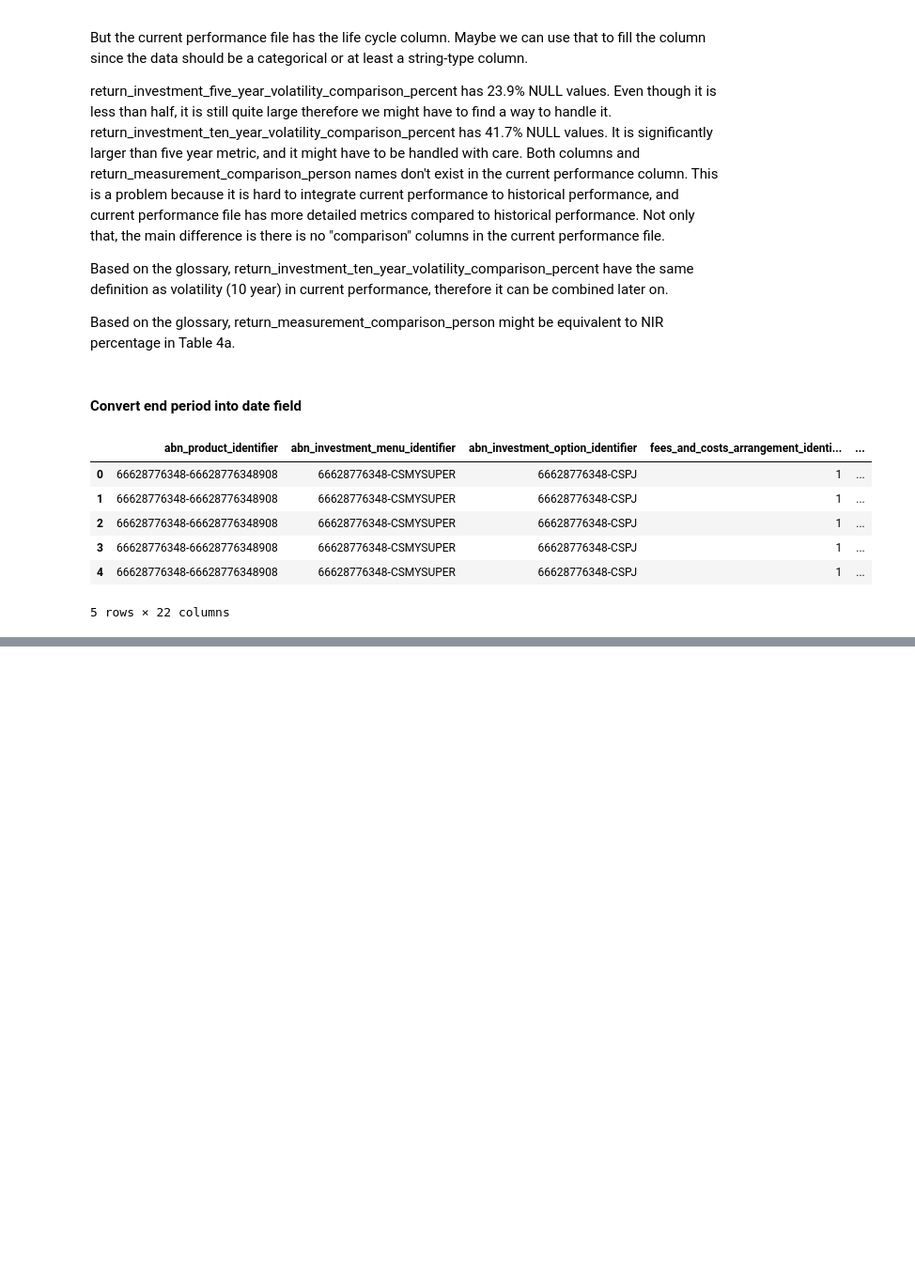
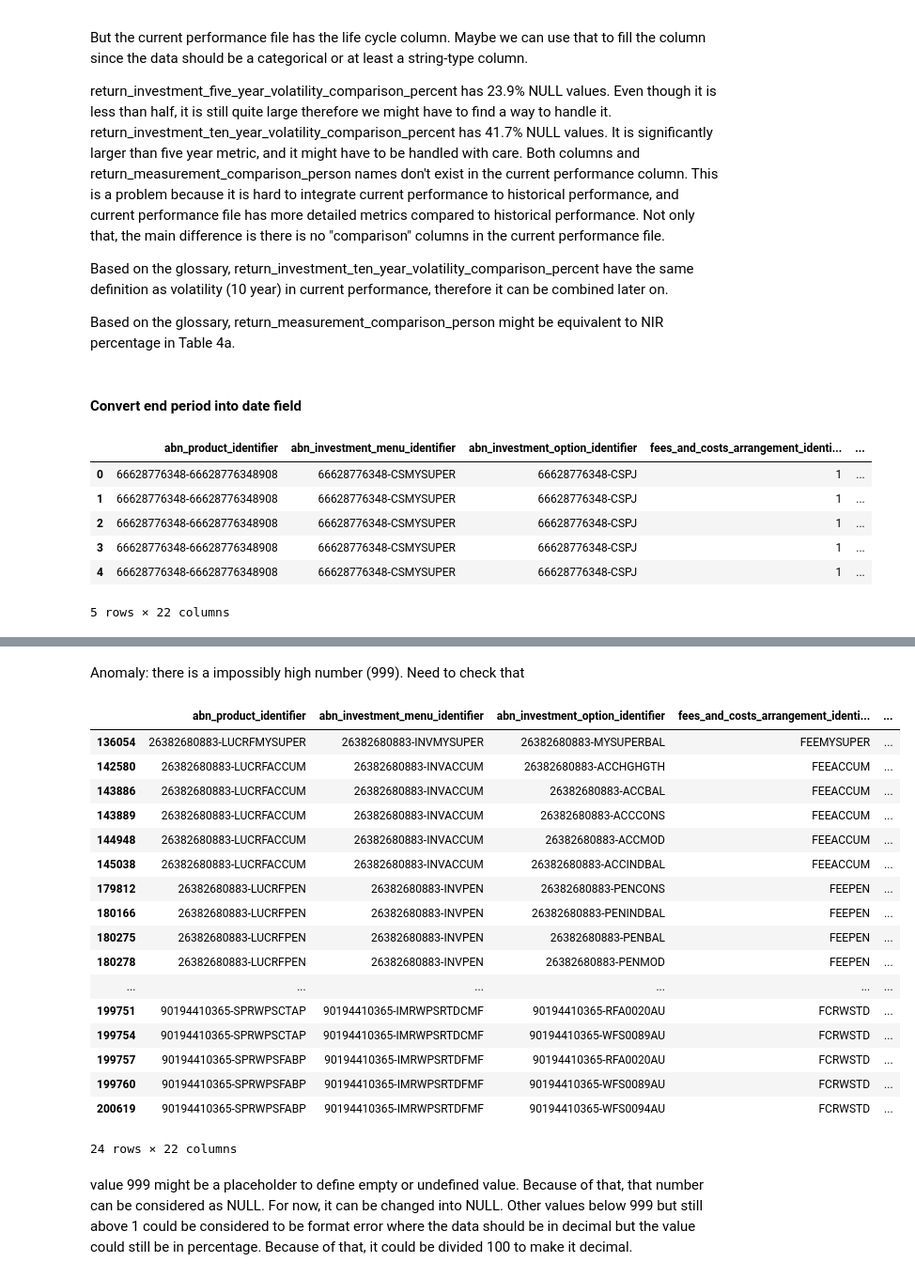
Before and after one commit to terra9/superannuation-performance-early-warning, a Jupyter notebook: notebooks/apra_data_audit.ipynb, the cells around one changed output, grey strips where cells are left out. Shown at 94% size. Saved outputs shown, nothing was run; the diff lists cells and outputs as text; code cells hidden in the pictures; blank space fills up the shorter version.

```diff
--- a/notebooks/apra_data_audit.ipynb
+++ b/notebooks/apra_data_audit.ipynb
@@ -1393,0 +1463,26 @@ historical_performance.head()
+# %% [markdown]
+Anomaly: there is a impossibly high number (999). Need to check that
+# %%
+historical_performance[historical_performance["return_measurement_comparison_percent"] > 1]
+# %% [output]
+|  | abn_product_identifier | abn_investment_menu_identifier | abn_investment_option_identifier | fees_and_costs_arrangement_identi... | ... |
+| 136054 | 26382680883-LUCRFMYSUPER | 26382680883-INVMYSUPER | 26382680883-MYSUPERBAL | FEEMYSUPER | ... |
+| 142580 | 26382680883-LUCRFACCUM | 26382680883-INVACCUM | 26382680883-ACCHGHGTH | FEEACCUM | ... |
+| 143886 | 26382680883-LUCRFACCUM | 26382680883-INVACCUM | 26382680883-ACCBAL | FEEACCUM | ... |
+| 143889 | 26382680883-LUCRFACCUM | 26382680883-INVACCUM | 26382680883-ACCCONS | FEEACCUM | ... |
+| 144948 | 26382680883-LUCRFACCUM | 26382680883-INVACCUM | 26382680883-ACCMOD | FEEACCUM | ... |
+| 145038 | 26382680883-LUCRFACCUM | 26382680883-INVACCUM | 26382680883-ACCINDBAL | FEEACCUM | ... |
+| 179812 | 26382680883-LUCRFPEN | 26382680883-INVPEN | 26382680883-PENCONS | FEEPEN | ... |
+| 180166 | 26382680883-LUCRFPEN | 26382680883-INVPEN | 26382680883-PENINDBAL | FEEPEN | ... |
+| 180275 | 26382680883-LUCRFPEN | 26382680883-INVPEN | 26382680883-PENBAL | FEEPEN | ... |
+| 180278 | 26382680883-LUCRFPEN | 26382680883-INVPEN | 26382680883-PENMOD | FEEPEN | ... |
+| ... | ... | ... | ... | ... | ... |
+| 199751 | 90194410365-SPRWPSCTAP | 90194410365-IMRWPSRTDCMF | 90194410365-RFA0020AU | FCRWSTD | ... |
+| 199754 | 90194410365-SPRWPSCTAP | 90194410365-IMRWPSRTDCMF | 90194410365-WFS0089AU | FCRWSTD | ... |
+| 199757 | 90194410365-SPRWPSFABP | 90194410365-IMRWPSRTDFMF | 90194410365-RFA0020AU | FCRWSTD | ... |
+| 199760 | 90194410365-SPRWPSFABP | 90194410365-IMRWPSRTDFMF | 90194410365-WFS0089AU | FCRWSTD | ... |
+| 200619 | 90194410365-SPRWPSFABP | 90194410365-IMRWPSRTDFMF | 90194410365-WFS0094AU | FCRWSTD | ... |
+24 rows × 22 columns
+# %% [markdown]
+value 999 might be a placeholder to define empty or undefined value. Because of that, that number can be considered as NULL. For now, it can be changed into NULL.
+Other values below 999 but still above 1 could be considered to be format error where the data should be in decimal but the value could still be in percentage. Because of that, it could be divided 100 to make it decimal.
```
Also changed, not shown: parts of 34 cells of this notebook.
